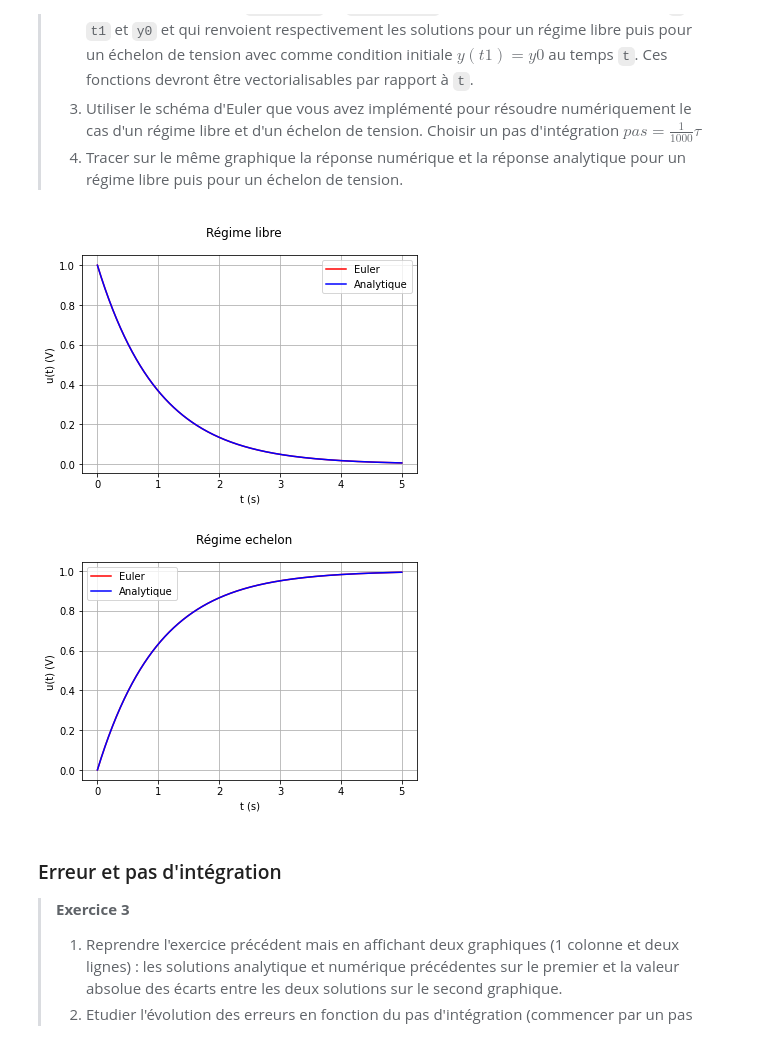
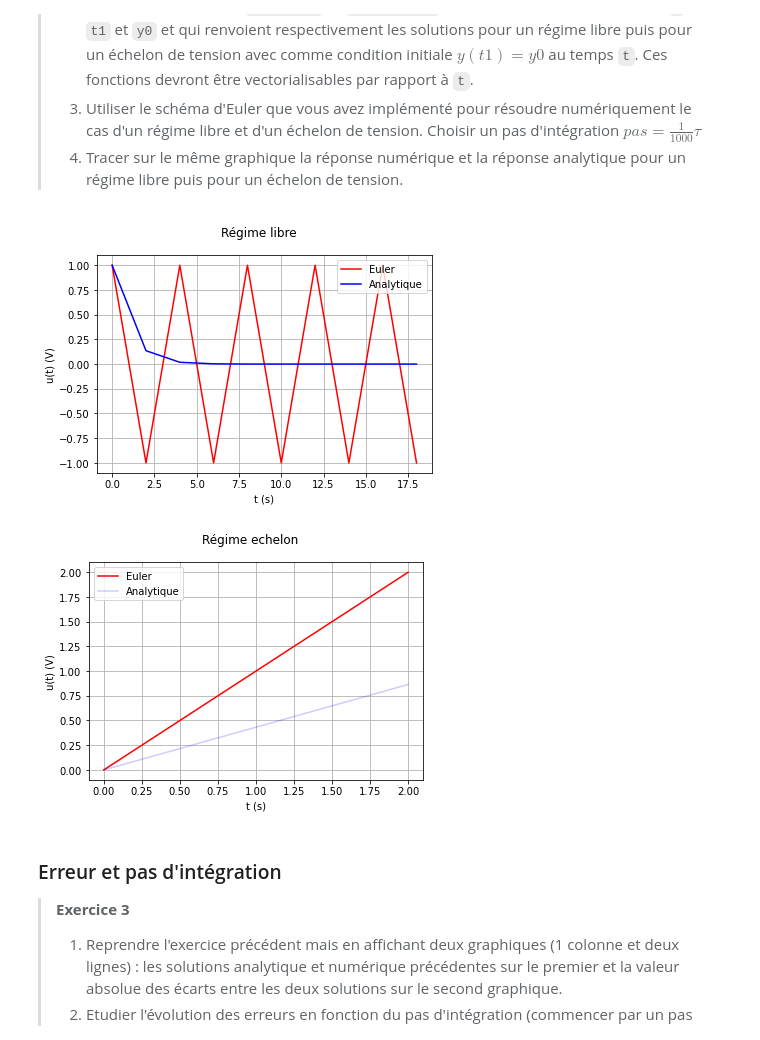
Before and after one commit to pcsi3physiquestan/capacites_numeriques_correction_sources, a Jupyter notebook: elec_reponse_o1_correction.ipynb, the cells around one changed output. Cells and saved outputs as stored; diff of their text form; code cells hidden in the pictures.

```diff
--- a/elec_reponse_o1_correction.ipynb
+++ b/elec_reponse_o1_correction.ipynb
@@ -120,38 +120,38 @@ def sol_echelon(t, t1, y0):  # Echelon, solution analytique
     return (y0 - 1) * np.exp(- (t - t1) / tau) + 1
 
 
-pas = tau / 1000  # pas d'intégration
+pas = tau / 0.5  # pas d'intégration
 
-t_libre, num_libre = euler(f_libre, pas, 0, 5 * tau, 1)  # Intégration numérique du régime libre
+t_libre, num_libre = euler(f_libre, pas, 0, 20 * tau, 1)  # Intégration numérique du régime libre
 ana_libre = sol_libre(t_libre, 0, 1)  # Solution analytique du régime libre
 
 fl, axl = plt.subplots()  # Création de la fenêtre et des axes
 fl.suptitle('Régime libre')  # Titre
 axl.set_xlabel('t (s)')  # Légende des abscisses
 axl.set_ylabel('u(t) (V)')  # Légende des ordonnées
 
 axl.plot(t_libre, num_libre, label="Euler", color='red')  # Tracé de la solution numérique
 axl.plot(t_libre, ana_libre, label="Analytique", color='blue')  # Tracé de la solution analytique
 axl.legend()
 axl.grid()
 
 t_echelon, num_echelon = euler(f_echelon, pas, 0, 5 * tau, 0)  # Intégration numérique du régime echelon
 ana_echelon = sol_echelon(t_echelon, 0, 0)  # Solution analytique du régime echelon
 
 fl, axe = plt.subplots()  # Création de la fenêtre et des axes
 fl.suptitle('Régime echelon')  # Titre
 axe.set_xlabel('t (s)')  # Légende des abscisses
 axe.set_ylabel('u(t) (V)')  # Légende des ordonnées
 
 axe.plot(t_echelon, num_echelon, label="Euler", color='red')  # Tracé de la solution numérique
-axe.plot(t_echelon, ana_echelon, label="Analytique", color='blue')  # Tracé de la solution analytique
+axe.plot(t_echelon, ana_echelon, label="Analytique", color='blue', alpha=0.2)  # Tracé de la solution analytique
 axe.legend()
 axe.grid()
 
 plt.show()
 # %% [output]
-[figure, old version]
+[figure, new version]
-[figure, old version]
+[figure, new version]
 # %% [markdown]
 ### Erreur et pas d'intégration
 
```
Also changed, not shown: 5 other files.
